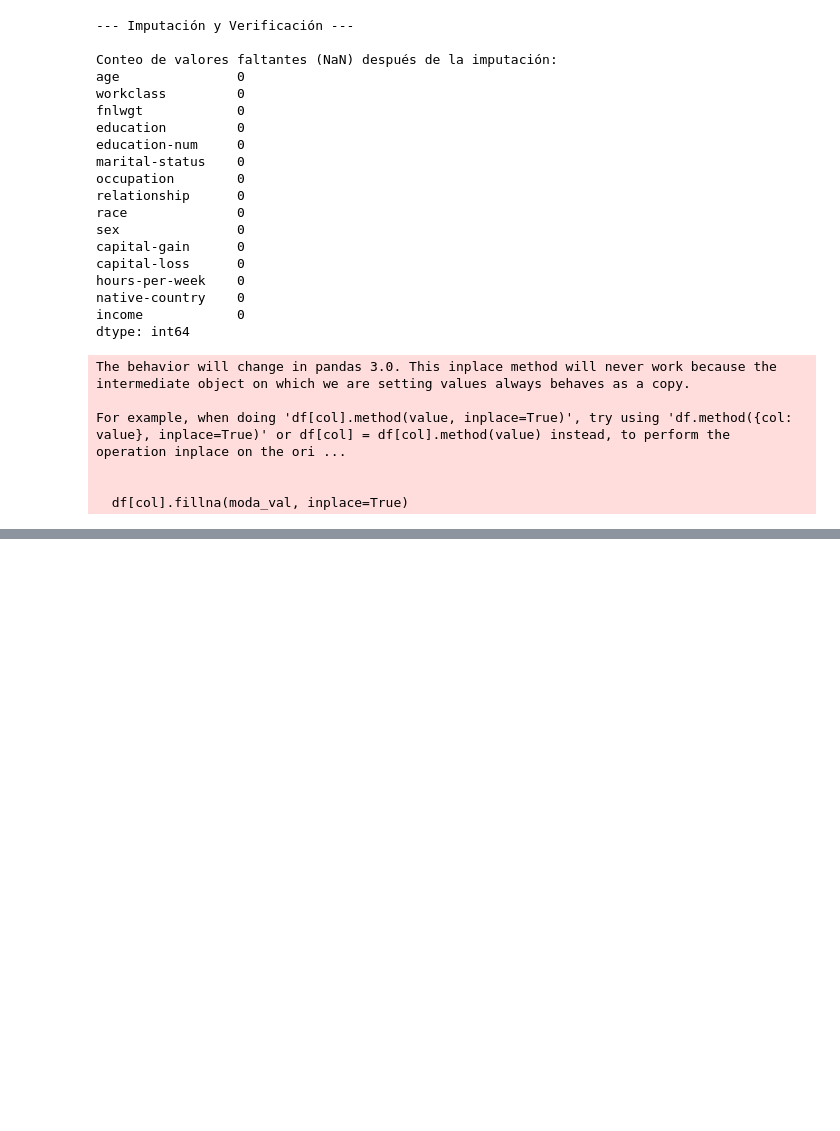
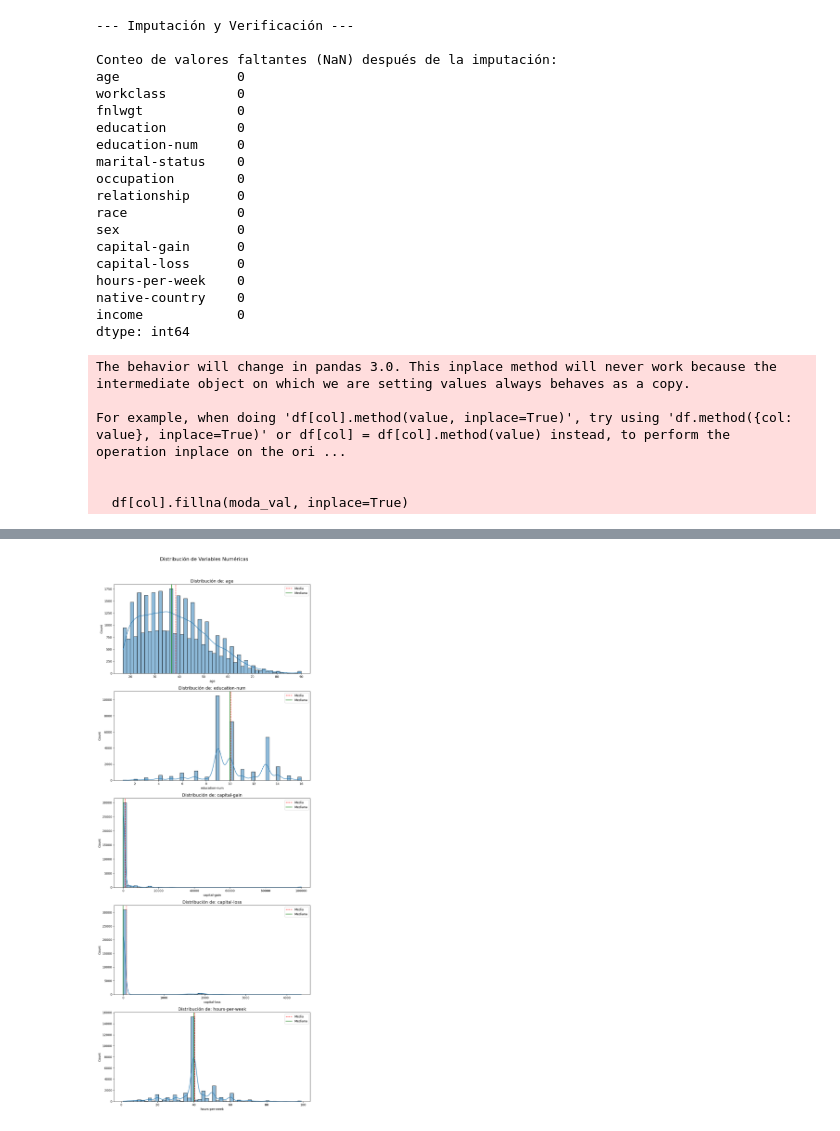
Before and after one commit to felix-op/sistemas-inteligentes, a Jupyter notebook: Analisis.ipynb, the cells around one changed output, grey strips where cells are left out. Drawn from its saved outputs; the diff is of its cells as text; code cells hidden in the pictures; blank space fills up the shorter version.

Commit message:
Datos transformados para k-means

```diff
--- a/Analisis.ipynb
+++ b/Analisis.ipynb
@@ -159,0 +190,20 @@ For example, when doing 'df[col].method(value, inplace=True)', try using 'df.met
+# %%
+import pandas as pd
+
+# 1. Definir las columnas numéricas a utilizar
+# Se excluye fnlwgt ya que no representa a un individuo en sí
+# Sino a cuanta población representa ese registro
+# Este valor puede introducir un sesgo si las distancias son muy grandes
+numerical_cols_k_means = ['age', 'education-num', 'capital-gain', 'capital-loss', 'hours-per-week']
+
+# 2. Crear el nuevo DataFrame para K-Means
+df_kmeans = df[numerical_cols_k_means].copy()
+
+# 3. Mostrar la forma y las primeras filas para verificar
+print("Forma del DataFrame para K-Means (df_kmeans):", df_kmeans.shape)
+print("\nPrimeras 5 filas de df_kmeans (Datos Originales/Sin Escalar):")
+print(df_kmeans.head())
+
+# 4. Mostrar estadísticas descriptivas
+print("\nEstadísticas Descriptivas de df_kmeans (Rango y Escala):")
+print(df_kmeans.describe())
@@ -159,0 +231,25 @@ For example, when doing 'df[col].method(value, inplace=True)', try using 'df.met
+# %%
+# Estudio de las distribuciones de las variables numéricas antes de la normalización
+
+import matplotlib.pyplot as plt
+import seaborn as sns
+import pandas as pd
+
+numerical_cols = ['age', 'education-num', 'capital-gain', 'capital-loss', 'hours-per-week']
+
+# 1. Crear figuras para los gráficos de distribución
+fig, axes = plt.subplots(len(numerical_cols), 1, figsize=(10, 5 * len(numerical_cols)))
+fig.suptitle('Distribución de Variables Numéricas', y=1.02, fontsize=16)
+
+for i, col in enumerate(numerical_cols):
+    # Histograma y KDE para visualización
+    sns.histplot(df_kmeans[col], kde=True, ax=axes[i], bins=50)
+    axes[i].set_title(f'Distribución de: {col}', fontsize=14)
+    axes[i].axvline(df_kmeans[col].mean(), color='red', linestyle='--', label='Media')
+    axes[i].axvline(df_kmeans[col].median(), color='green', linestyle='-', label='Mediana')
+    axes[i].legend()
+
+plt.tight_layout()
+plt.savefig('distribucion_variables_numericas.png')
+# %% [output]
+[figure, added]
```
Also changed, not shown: parts of 9 cells of this notebook.
